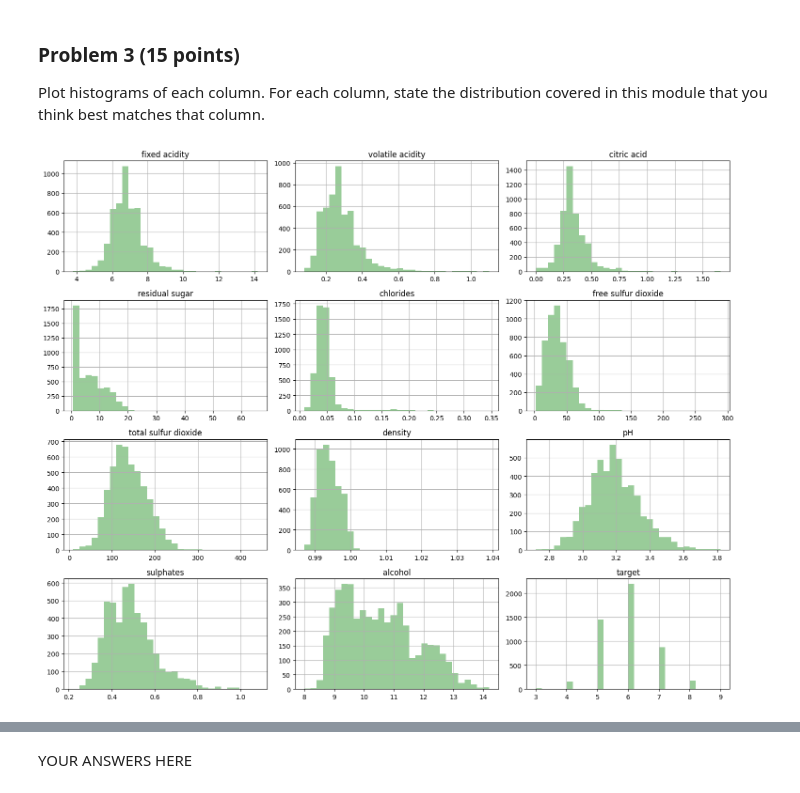
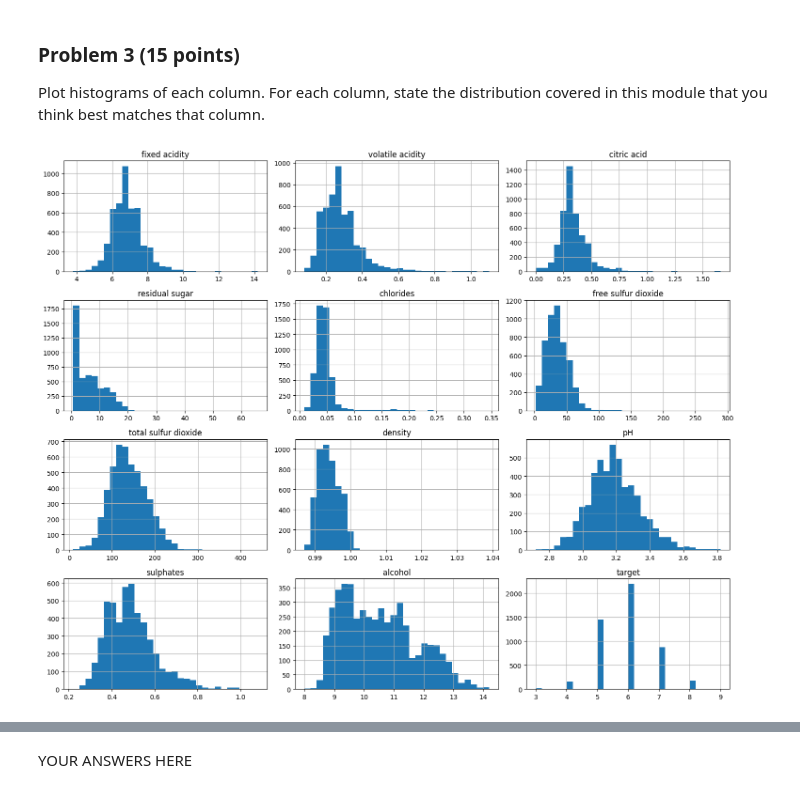
Before and after one commit to Stephen-Edusei/dx601-final-project, a Jupyter notebook: project.ipynb, the cells around one changed output, grey strips where cells are left out. Cells and saved outputs as stored; diff of their text form; code cells hidden in the pictures.

```diff
--- a/project.ipynb
+++ b/project.ipynb
@@ -158,65 +165,62 @@ For each column, state the distribution covered in this module that you think be
 # %%
 # YOUR CODE HERE
 
-wine_quality.hist(figsize=(15, 12), bins=30, color = "green", alpha = 0.4)
+wine_quality.hist(figsize=(15, 12), bins=30)
 plt.tight_layout()
 plt.show()
 
-'''
 
-1. Fixed Acidity
-The histogram for fixed acidity shows a concentration of values around 6–7, with a tail that stretches
-to the right. This means most wines have moderate acidity, and only a few show unusually high levels.
-Best distribution: Right-skewed
+# 1. Fixed Acidity
+# The histogram for fixed acidity shows a concentration of values around 6–7, with a tail that stretches
+# to the right. This means most wines have moderate acidity, and only a few show unusually high levels.
+# Best distribution: Right-skewed
 
 
-2. Volatile Acidity
-Volatile acidity is tightly clustered at the low end (around 0.2–0.4), with fewer samples having higher
-acidity.
-Best distribution: Right-skewed
+# 2. Volatile Acidity
+# Volatile acidity is tightly clustered at the low end (around 0.2–0.4), with fewer samples having higher
+# acidity.
+# Best distribution: Right-skewed
 
-3. Citric Acid
-Most samples fall in the 0.2–0.4 range, with a sharp drop-off after that and a tail extending to higher
-concentrations.
-Best distribution: Right-skewed
+# 3. Citric Acid
+# Most samples fall in the 0.2–0.4 range, with a sharp drop-off after that and a tail extending to higher
+# concentrations.
+# Best distribution: Right-skewed
 
-4. Residual Sugar
-Residual sugar has one of the most skewed shapes in the dataset. It is tightly clustered at low values
-but then stretches out dramatically, reaching over 60 g/L in rare cases.
-Best distribution: Right-skewed.
+# 4. Residual Sugar
+# Residual sugar has one of the most skewed shapes in the dataset. It is tightly clustered at low values
+# but then stretches out dramatically, reaching over 60 g/L in rare cases.
+# Best distribution: Right-skewed.
 
-5. Chlorides
-Chloride levels cluster near the minimum and then slowly taper off toward larger values.
-Best distribution: Right-skewed
+# 5. Chlorides
+# Chloride levels cluster near the minimum and then slowly taper off toward larger values.
+# Best distribution: Right-skewed
 
-6. Free Sulfur Dioxide
-The histogram shows most values between 20 and 50, with fewer toward higher levels.
-Best distribution: Right-skewed
+# 6. Free Sulfur Dioxide
+# The histogram shows most values between 20 and 50, with fewer toward higher levels.
+# Best distribution: Right-skewed
 
-7. Total Sulfur Dioxide
-Similar to free SO₂ but with a broader range and a longer right tail.
-Best distribution: Right-skewed
+# 7. Total Sulfur Dioxide
+# Similar to free SO₂ but with a broader range and a longer right tail.
+# Best distribution: Right-skewed
 
-8. Density
-Density forms a tight, symmetrical bell-shaped curve centered around 0.994.
-Best distribution: Normal
+# 8. Density
+# Density forms a tight, symmetrical bell-shaped curve centered around 0.994.
+# Best distribution: Normal
 
-9. pH
-The pH values form a smooth curve centered around 3.1–3.2, with slight variation on both sides.
-Best distribution: Normal
+# 9. pH
+# The pH values form a smooth curve centered around 3.1–3.2, with slight variation on both sides.
+# Best distribution: Normal
 
-10. Sulphates
-Most samples have sulphate levels around 0.4–0.6, with a tail extending toward higher values.
-Best distribution: Right-skewed
+# 10. Sulphates
+# Most samples have sulphate levels around 0.4–0.6, with a tail extending toward higher values.
+# Best distribution: Right-skewed
 
-11. Alcohol
-The alcohol percentage is mostly between 9% and 11%, but a tail extends toward higher values up to 14%.
-Best distribution: Right-skewed
+# 11. Alcohol
+# The alcohol percentage is mostly between 9% and 11%, but a tail extends toward higher values up to 14%.
+# Best distribution: Right-skewed
 
-12. Target (Quality Score)
-The quality score is discrete (integer values from 3 to 9) and shows peaks at 5, 6, and 7.
-Best distribution: Multimodal categorical
-
-'''
+# 12. Target (Quality Score)
+# The target is discrete (integer values from 3 to 9) and shows peaks at 5, 6, and 7.
+# Best distribution: Multimodal categorical
 # %% [output]
-[figure, old version]
+[figure, new version]
```
Also changed, not shown: parts of 10 cells of this notebook.
